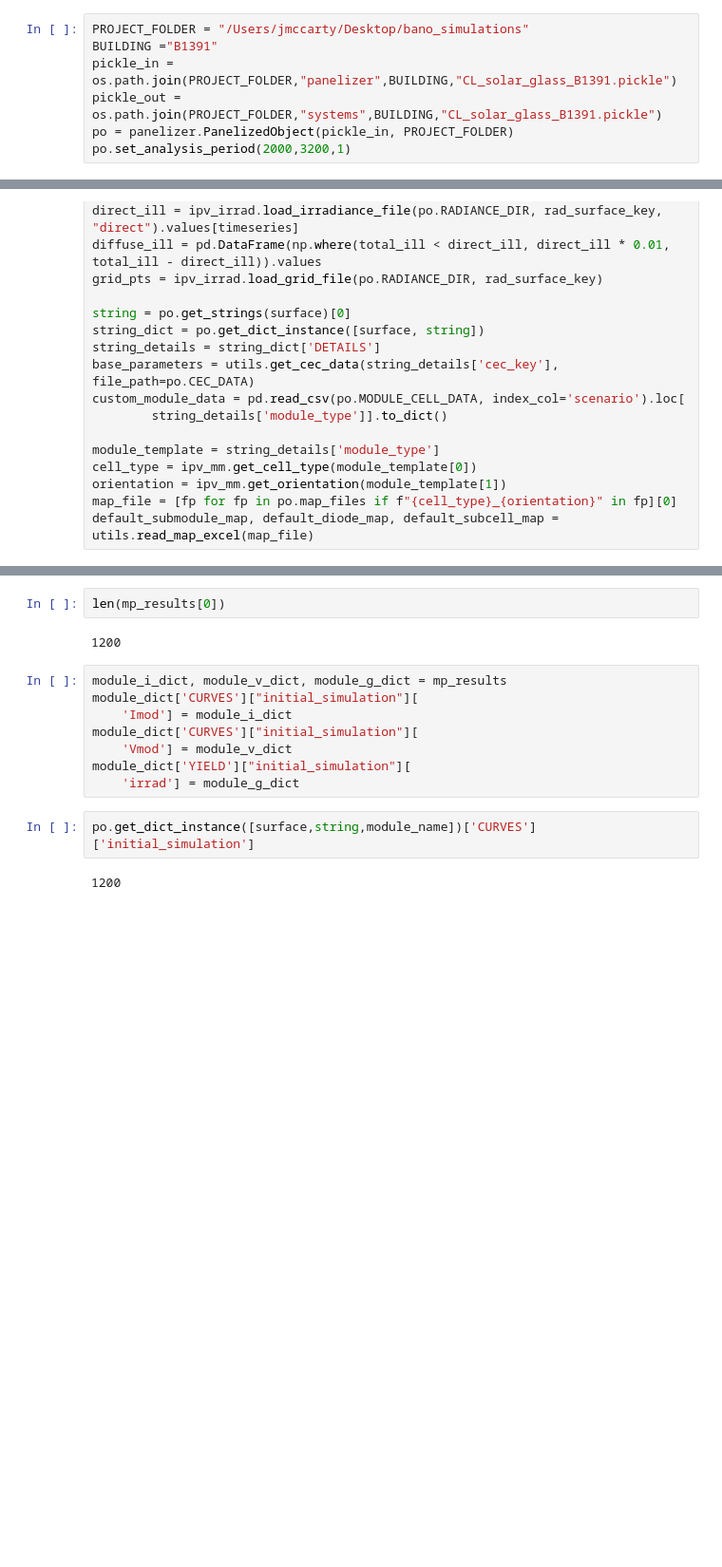
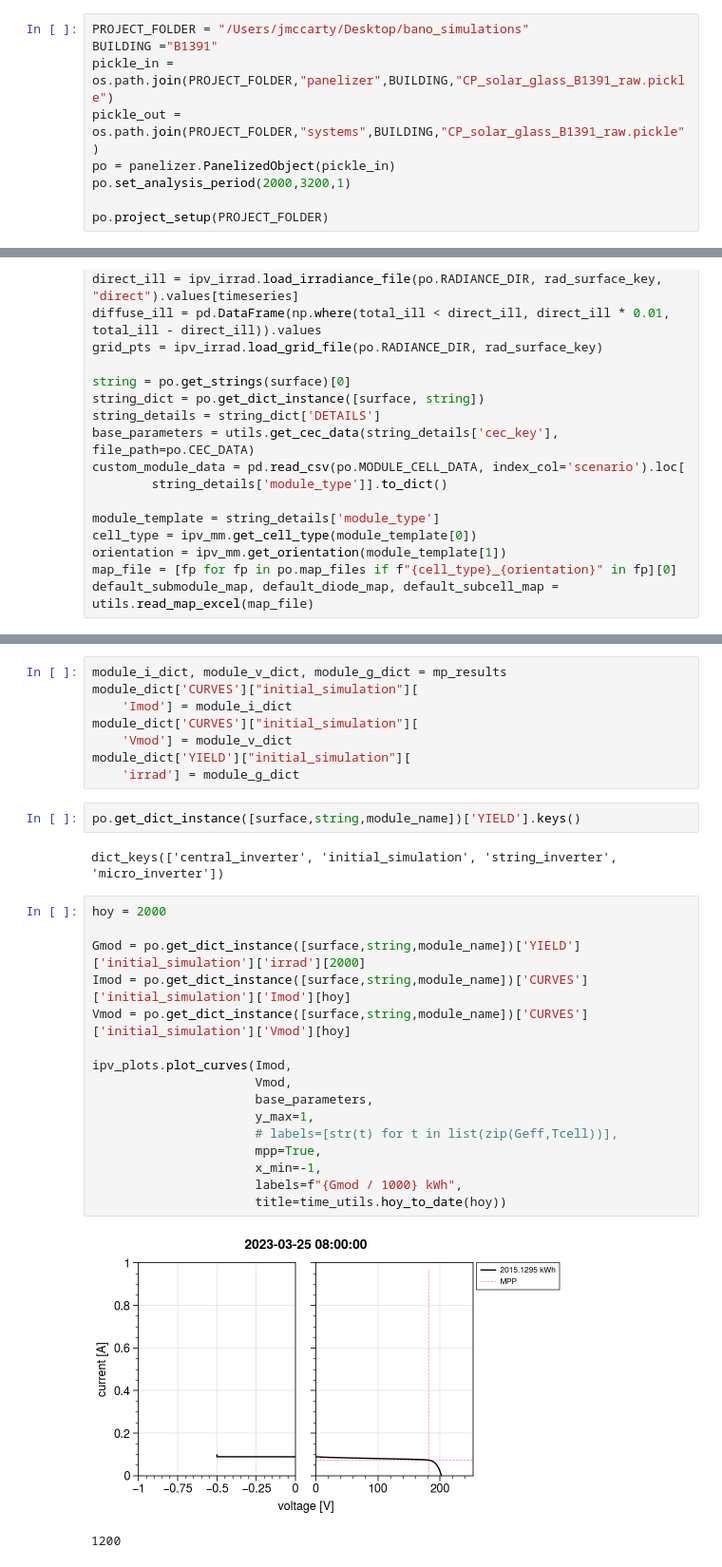
Before and after one commit to justinfmccarty/IPV_Workbench, a Jupyter notebook: notebooks/02_testing_panelizer_writer.ipynb, the cells around one changed output, grey strips where cells are left out. Shown at 95% size. Cells and saved outputs as stored; diff of their text form; blank space fills up the shorter version.

```diff
--- a/notebooks/02_testing_panelizer_writer.ipynb
+++ b/notebooks/02_testing_panelizer_writer.ipynb
@@ -35,7 +33,9 @@ from ipv_workbench.simulator import single_module_mp
 # %%
 PROJECT_FOLDER = "/Users/jmccarty/Desktop/bano_simulations"
 BUILDING ="B1391"
-pickle_in = os.path.join(PROJECT_FOLDER,"panelizer",BUILDING,"CL_solar_glass_B1391.pickle")
-pickle_out = os.path.join(PROJECT_FOLDER,"systems",BUILDING,"CL_solar_glass_B1391.pickle")
-po = panelizer.PanelizedObject(pickle_in, PROJECT_FOLDER)
+pickle_in = os.path.join(PROJECT_FOLDER,"panelizer",BUILDING,"CP_solar_glass_B1391_raw.pickle")
+pickle_out = os.path.join(PROJECT_FOLDER,"systems",BUILDING,"CP_solar_glass_B1391_raw.pickle")
+po = panelizer.PanelizedObject(pickle_in)
 po.set_analysis_period(2000,3200,1)
+
+po.project_setup(PROJECT_FOLDER)
@@ -767,7 +832,3 @@ Time elapsed for string {1391;0;10;2}: 27.65s
-# %%
-len(mp_results[0])
-# %% [output]
-1200
 # %%
 module_i_dict, module_v_dict, module_g_dict = mp_results
 module_dict['CURVES']["initial_simulation"][
@@ -776,8 +837,28 @@ module_dict['CURVES']["initial_simulation"][
     'Vmod'] = module_v_dict
 module_dict['YIELD']["initial_simulation"][
     'irrad'] = module_g_dict
+# %%
+po.get_dict_instance([surface,string,module_name])['YIELD'].keys()
+# %% [output]
+dict_keys(['central_inverter', 'initial_simulation', 'string_inverter', 'micro_inverter'])
 # %%
-po.get_dict_instance([surface,string,module_name])['CURVES']['initial_simulation']
+hoy = 2000
+
+Gmod = po.get_dict_instance([surface,string,module_name])['YIELD']['initial_simulation']['irrad'][2000]
+Imod = po.get_dict_instance([surface,string,module_name])['CURVES']['initial_simulation']['Imod'][hoy]
+Vmod = po.get_dict_instance([surface,string,module_name])['CURVES']['initial_simulation']['Vmod'][hoy]
+
+ipv_plots.plot_curves(Imod,
+                      Vmod,
+                      base_parameters,
+                      y_max=1,
+                      # labels=[str(t) for t in list(zip(Geff,Tcell))],
+                      mpp=True,
+                      x_min=-1,
+                      labels=f"{Gmod / 1000} kWh",
+                      title=time_utils.hoy_to_date(hoy))
+# %% [output]
+[figure, added]
 # %%
 # %% [output]
 1200
```
Also changed, not shown: parts of 13 cells of this notebook, 8 other files.
